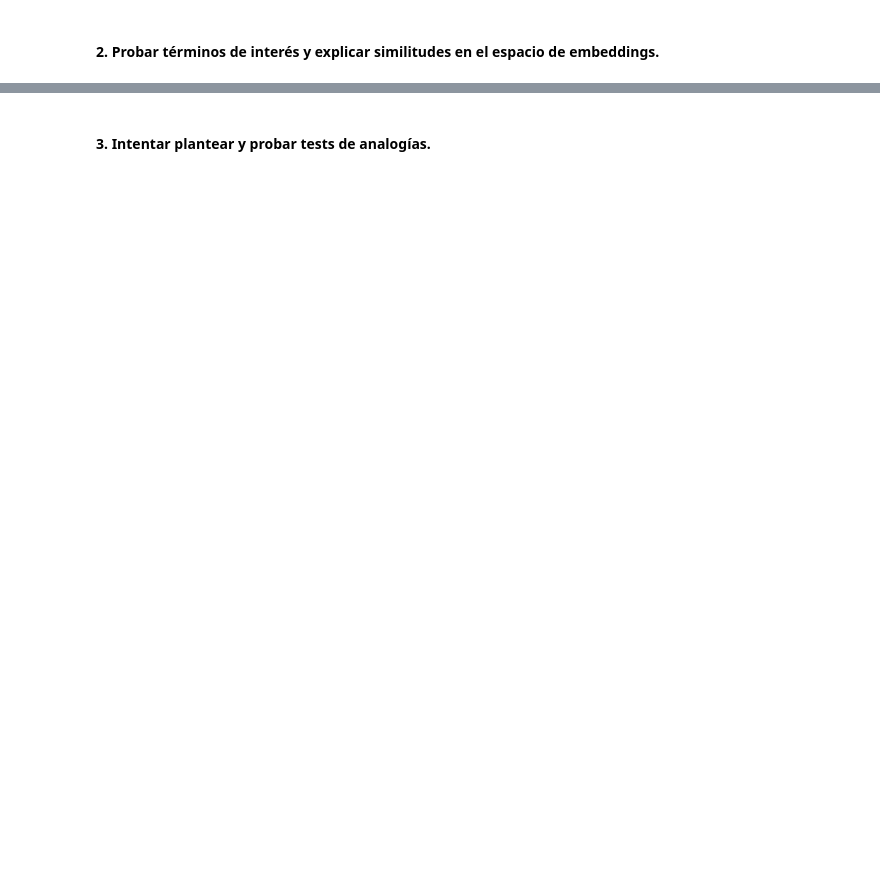
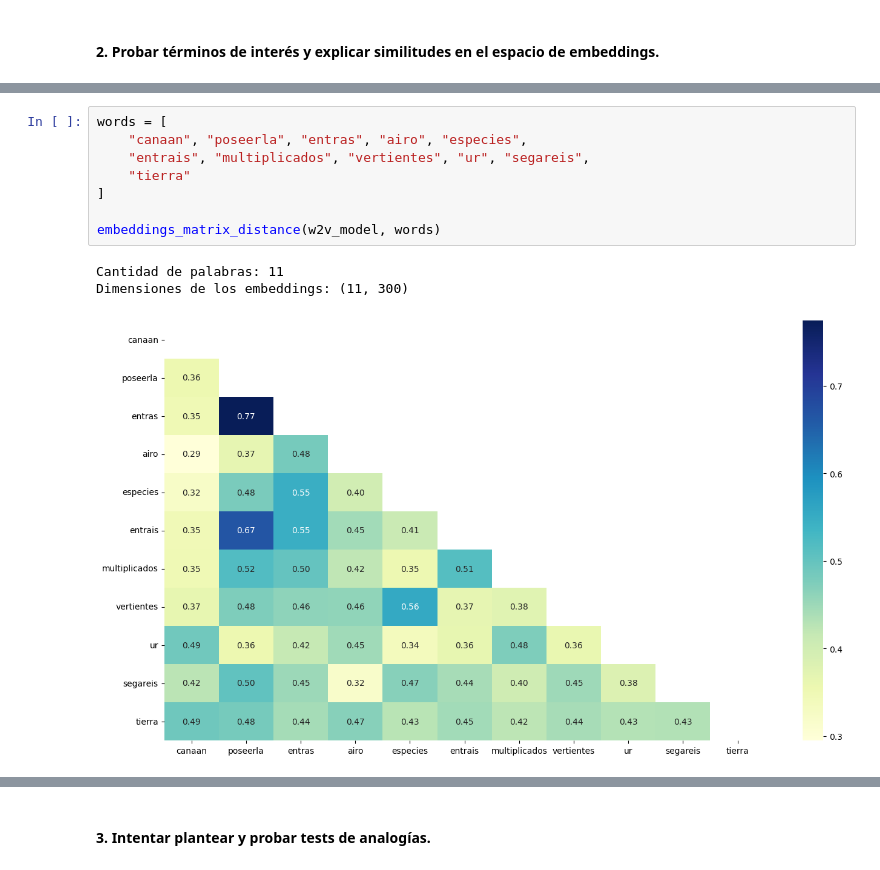
Before and after one commit to joagonzalez/ceia-nlp, a Jupyter notebook: desafios/Desafio_2.ipynb, the cells around one changed output, grey strips where cells are left out. Cells and saved outputs as stored; diff of their text form; blank space fills up the shorter version.

```diff
--- a/desafios/Desafio_2.ipynb
+++ b/desafios/Desafio_2.ipynb
@@ -451,3 +508,15 @@ w2v_model.wv.most_similar(positive=["tierra"], topn=10)
+# %%
+words = [
+    "canaan", "poseerla", "entras", "airo", "especies",
+    "entrais", "multiplicados", "vertientes", "ur", "segareis",
+    "tierra"
+]
+
+embeddings_matrix_distance(w2v_model, words)
+# %% [output]
+Cantidad de palabras: 11
+Dimensiones de los embeddings: (11, 300)
+[figure, added]
 # %%
 w2v_model.wv.most_similar(positive=["pueblo"], topn=10)
 # %% [output]
```
Also changed, not shown: parts of 33 cells of this notebook.
